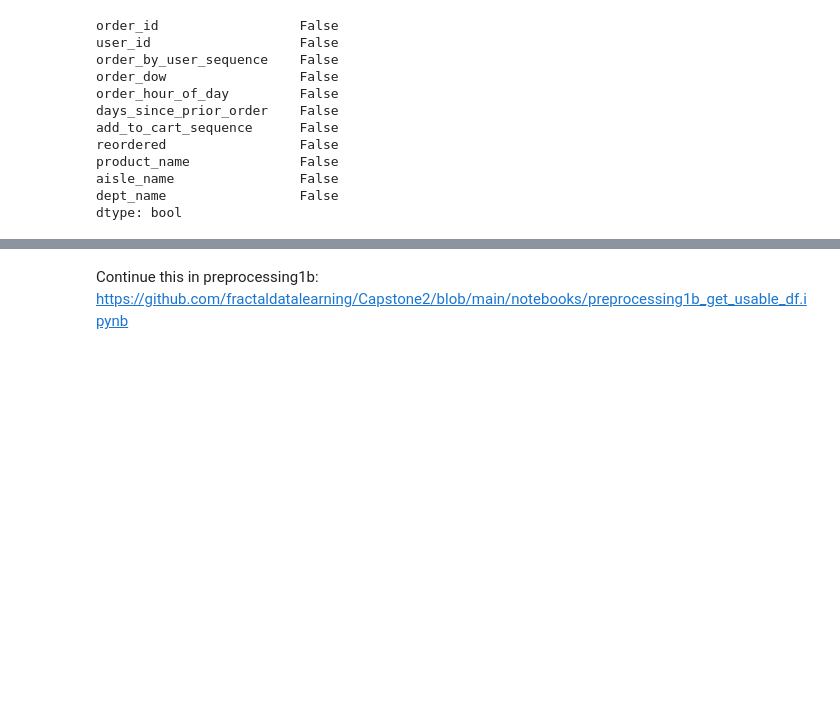
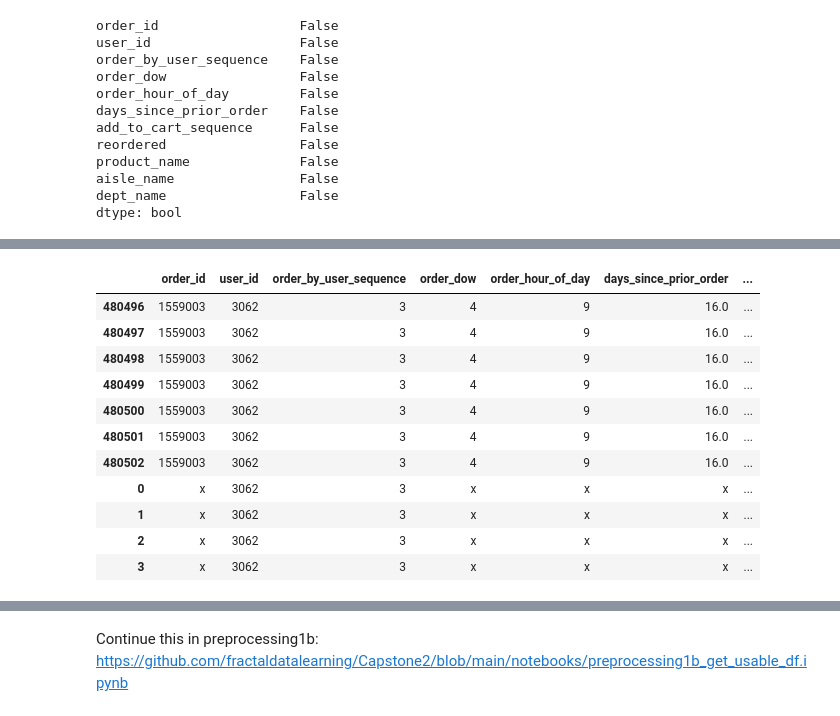
Before and after one commit to fractaldatalearning/Capstone2, a Jupyter notebook: notebooks/preprocessing1a_select_users_add_rows.ipynb, the cells around one changed output, grey strips where cells are left out. Saved outputs shown, nothing was run; the diff lists cells and outputs as text; code cells hidden in the pictures; blank space fills up the shorter version.

```diff
--- a/notebooks/preprocessing1a_select_users_add_rows.ipynb
+++ b/notebooks/preprocessing1a_select_users_add_rows.ipynb
@@ -63,11 +63,11 @@ dept_name                 False
 dtype: bool
 # %%
 # After playing around, I found the computer was able to handle adding rows to a df of appx.
-# ***** users in a reasonable amount of time. Randomly select users. Repeat and then concatenate
-# later after rows have been added, if I want to do pre-processing & modeling with more data.
+# 200 users in a reasonable amount of time. Randomly select 0.1% ofusers. Repeat, then
+# concatenate later after rows have been added, if I want to do pre-processing with more data.
 
 all_users = set(df['user_id'].unique())
-users1 = random.sample(list(all_users), 2000)
+users1 = random.sample(list(all_users), 206)
 df1 = df.loc[df['user_id'].isin(users1), :].copy()
 df1.info()
 # %% [output]
@@ -181,0 +212,15 @@ only_new_items_order_4_should_be
+# %%
+df1[(df1['user_id']==3062) & (df1['order_by_user_sequence']==3)]
+# %% [output]
+|  | order_id | user_id | order_by_user_sequence | order_dow | order_hour_of_day | days_since_prior_order | ... |
+| 480496 | 1559003 | 3062 | 3 | 4 | 9 | 16.0 | ... |
+| 480497 | 1559003 | 3062 | 3 | 4 | 9 | 16.0 | ... |
+| 480498 | 1559003 | 3062 | 3 | 4 | 9 | 16.0 | ... |
+| 480499 | 1559003 | 3062 | 3 | 4 | 9 | 16.0 | ... |
+| 480500 | 1559003 | 3062 | 3 | 4 | 9 | 16.0 | ... |
+| 480501 | 1559003 | 3062 | 3 | 4 | 9 | 16.0 | ... |
+| 480502 | 1559003 | 3062 | 3 | 4 | 9 | 16.0 | ... |
+| 0 | x | 3062 | 3 | x | x | x | ... |
+| 1 | x | 3062 | 3 | x | x | x | ... |
+| 2 | x | 3062 | 3 | x | x | x | ... |
+| 3 | x | 3062 | 3 | x | x | x | ... |
```
Also changed, not shown: parts of 15 cells of this notebook, 2 other files.
